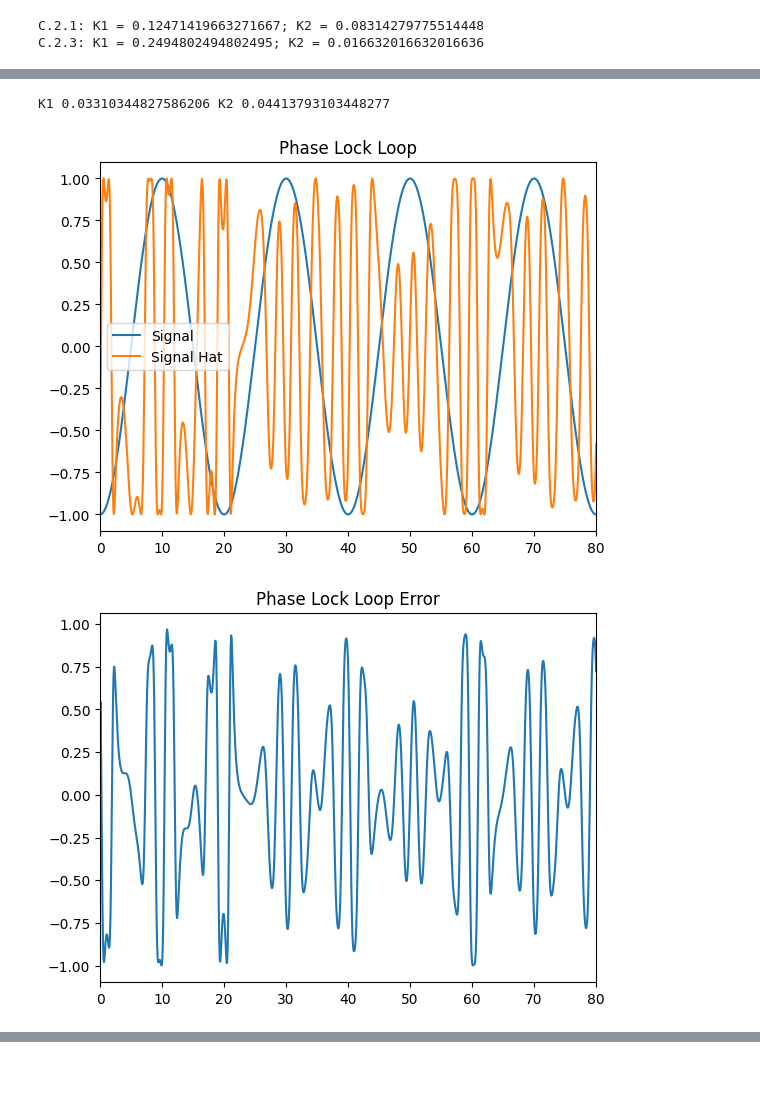
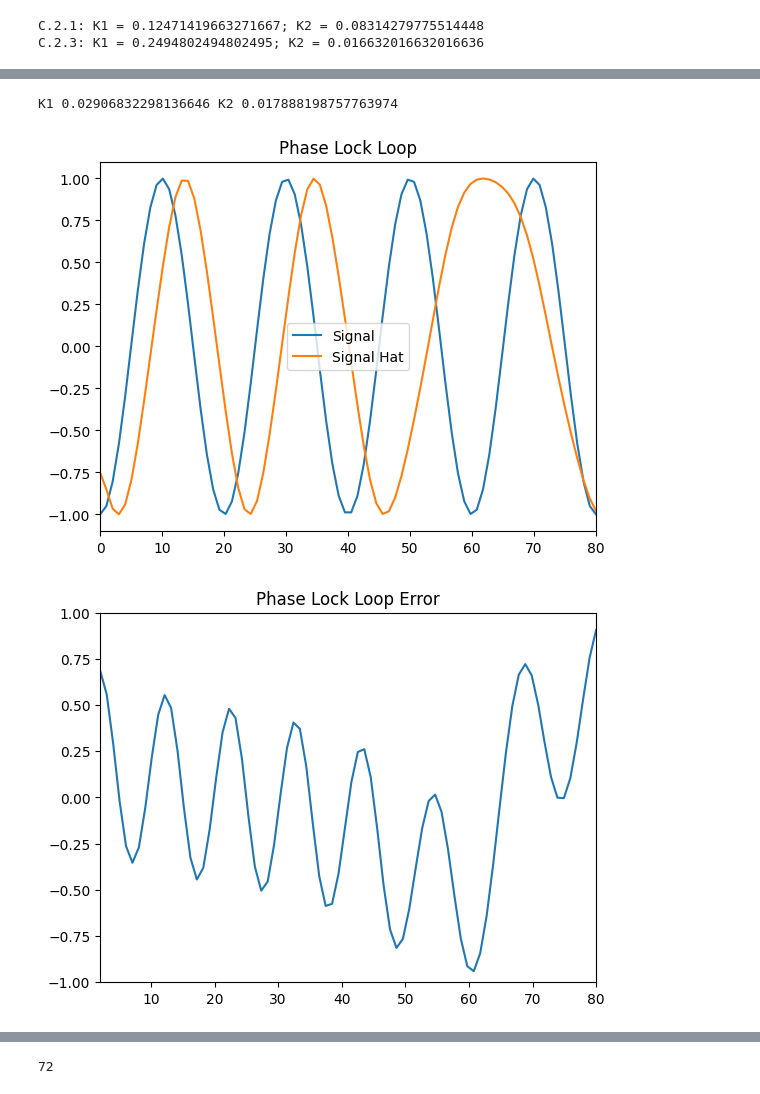
Before and after one commit to ctrayn/USUSpring2023, a Jupyter notebook: Comms/Homework5/HW5.ipynb, the cells around one changed output, grey strips where cells are left out. Drawn from its saved outputs; the diff is of its cells as text; code cells hidden in the pictures.

```diff
--- a/Comms/Homework5/HW5.ipynb
+++ b/Comms/Homework5/HW5.ipynb
@@ -129,7 +134,5 @@ K1 0.08978675645342311 K2 0.0718294051627385
 # %%
 # C.2.5
-
-# C.2.4
 
 from math import cos, sin, pi, e
 from numpy import linspace
@@ -150,11 +153,14 @@ theta_error = []
 v = []
 z1 = 0
 z2 = 0
+omegas = []
+z2s = []
 
 
 for n in N:
     # Phase Detector
     signal.append(e**(complex(Theta_n, Omega0*n)))
+    omegas.append(Omega0*n)
     added_signal = signal[-1] * signal_hat[-1].conjugate()
     theta_error.append(added_signal.imag)
     # print(theta_error[-1])
@@ -168,6 +174,7 @@ for n in N:
     # DDS
     signal_hat.append(e**(complex(Theta_n,z2)))
     z2 = v[-1] + z2 + Omega0
+    z2s.append(z2)
 
 plt.figure()
 plt.plot(N,signal)
@@ -184,6 +191,11 @@ plt.xlim([0, max(N)])
 plt.plot(N, theta_error)
 plt.title("Phase Locked Loop Error")
 plt.show()
+
+plt.figure()
+plt.plot(N, omegas)
+plt.plot(N, z2s)
+plt.show()
 # %% [output]
 K1 0.019753086419753086 K2 0.01580246913580247
 [figure]
@@ -193,62 +206,71 @@ K1 0.019753086419753086 K2 0.01580246913580247
 from math import pi, e, sqrt
 A = 1
 Omega0 = 2 * pi / 20
-BnT = 1
-Z = 1 / sqrt(2)
+BnT = 0.5
+Z = 0.75 #1 / sqrt(2)
 Theta_n = pi#BnT / (Z + 1/(4 * Z))
 Kp = 1
 K0 = 25
 K1, K2 = compute_K1_K2(BnT, Z, K0, Kp)
 print(f"K1 {K1} K2 {K2}")
-N = linspace(0,80,1000)
+N = linspace(0,80,80)
 
 signal = []
-signal_hat = [0]
+signal_hat = [pi]
 signal_error = []
 z1 = 0
-z2 = -10
+z2 = 0.85
 v = []
 out = []
-
-temp = []
+omegas = []
+z2s = []
 
 for n in N:
     #Phase Detector
     signal.append(A * cos((Omega0 * n) + Theta_n))
+    omegas.append(Omega0*n)
     signal_error.append(signal[-1] * signal_hat[-1])
 
     # Loop Filter
     first = K1 * signal_error[-1]
     second = (K2 * signal_error[-1]) + z1
     z1 = second
     v.append(first + second)
 
     # DDS
     out.append(cos(z2))
     signal_hat.append(-sin(z2))
     z2 = Omega0 + v[-1] + z2
+    z2s.append(z2)
 
 signal_hat.pop(0)
 
 # plt.figure()
 # plt.plot(N, temp)
 # plt.show()
 
 plt.figure()
 plt.clf()
 plt.plot(N, signal)
 plt.plot(N, signal_hat)
 plt.title("Phase Lock Loop")
 plt.xlim([0,max(N)])
 plt.legend(["Signal", "Signal Hat"])
 plt.show()
 
 plt.figure()
 plt.title("Phase Lock Loop Error")
 plt.plot(N, signal_error)
-plt.xlim([0,max(N)])
+plt.xlim([2,max(N)])
+plt.ylim([-1,1])
 plt.show()
+
+plt.figure()
+plt.plot(N, omegas)
+plt.plot(N, z2s)
+plt.title("Sinusoidal Arguments")
+plt.show()
 # %% [output]
-K1 0.03310344827586206 K2 0.04413793103448277
+K1 0.02906832298136646 K2 0.017888198757763974
-[figure, old version]
+[figure, new version]
-[figure, old version]
+[figure, new version]
@@ -254,0 +278,11 @@ K1 0.03310344827586206 K2 0.04413793103448277
+# %%
+# Distance calc
+from math import sqrt
+
+one = 6
+two = 6
+
+distance = (one*one) + (two*two)
+print(distance)
+# %% [output]
+72
```
Also changed, not shown: parts of 4 cells of this notebook, 2 other files.
